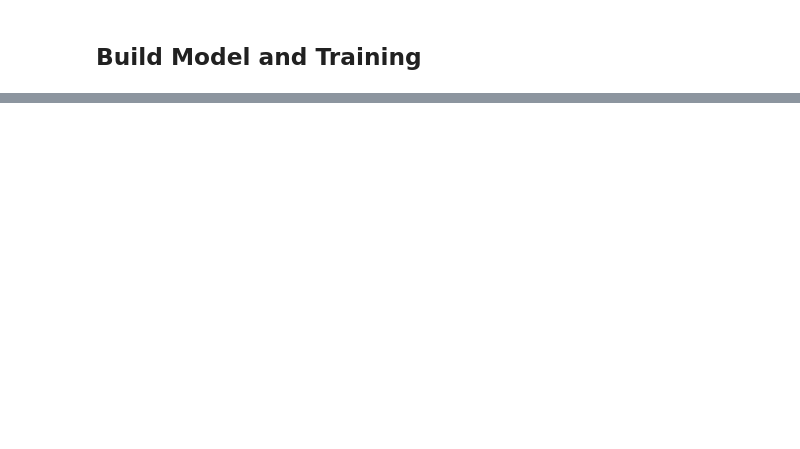
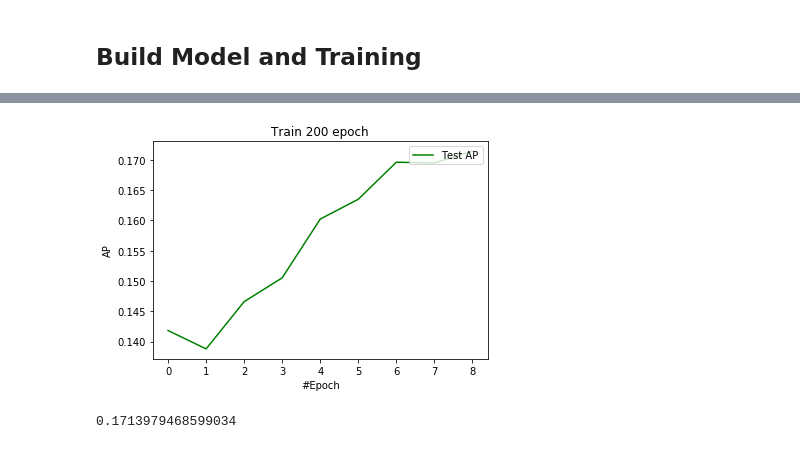
Before and after one commit to yutailin1993/Recommender-Exp, a Jupyter notebook: CDAE/CDAE_main.ipynb, the cells around one changed output, grey strips where cells are left out. Drawn from its saved outputs; the diff is of its cells as text; code cells hidden in the pictures; blank space fills up the shorter version.

```diff
--- a/CDAE/CDAE_main.ipynb
+++ b/CDAE/CDAE_main.ipynb
@@ -72,0 +54,19 @@ print ("num. of users: %d, num. of items: %d, num. of ratings: %d" % (total_usr,
+# %%
+df = pd.read_csv('../data/itri/rating_itri_pruned.csv')
+df['freq'] = df.groupby('uid')['uid'].transform('count')  # count frequncy by column's values
+df = df[df['freq'] > 5]  # remove row which corresponding frequence < 5
+df_array = df.as_matrix()
+
+userList = sorted(df['uid'].unique())
+itemList = sorted(df['iid'].unique())
+
+total_usr = len(df['uid'].unique())
+total_item = len(df['iid'].unique())
+
+user_map = get_map(userList)
+item_map = get_map(itemList)
+
+
+sparsity = len(df)/(total_usr*total_item)
+print("sparsity of ratings is %.2f%%" %(sparsity*100))
+print ("num. of users: %d, num. of items: %d, num. of ratings: %d" % (total_usr, total_item, len(df)))
@@ -254,14 +238,23 @@ for line in train_data:
+# %%
+train_data = df.as_matrix()
+
+user_train_rating = np.zeros((total_usr, total_item), dtype=np.int32)
+
+for line in train_data:
+    uid = user_map[line[0]]
+    iid = item_map[line[1]]
+    user_train_rating[uid, iid] = 1
 # %% [markdown]
 ## Build Model and Training
 # %%
-# train_rating_all, train_indices_all, test_indices_all = gen_train_test(user_train_rating)
+train_rating_all, train_indices_all, test_indices_all = gen_train_test(user_train_rating)
 
 tf.reset_default_graph()
 
 train_user_all = np.nonzero(np.count_nonzero(train_rating_all, axis=1))[0]
 
-autoencoder = AutoEncoder(user_num=total_usr, item_num=total_item, mode='user', loss_function='log_loss',
-                          batch_size=100, epochs=1000)
+autoencoder = AutoEncoder(user_num=total_usr, item_num=total_item, mode='user', loss_function='cross_entropy',
+                          batch_size=1, epochs=500)
 
 
 autoencoder.train(rating=train_rating_all,
@@ -282,19 +277,20 @@ plt.show()
 # %%
 test_ap = autoencoder.log['ap@5']
 
-top_N_ap = sorted(test_ap,reverse=True)[:20]
-
-plt.plot(range(5, (len(test_ap)+1)*5, 5), test_ap, color='green', label='Test AP')
+plt.plot(range((len(test_ap))), test_ap, color='green', label='Test AP')
 # plt.plot(range(len(test_loss)), test_loss, color='red', label='Test loss')
 plt.legend(loc="upper right")
 plt.title("Train 200 epoch")
 plt.xlabel('#Epoch')
 plt.ylabel('AP')
 plt.show()
 
 # print (np.mean(top_N_ap))
 
 print (max(test_ap))
+# %% [output]
+[figure, added]
+0.1713979468599034
 # %%
 test_recall = autoencoder.log['recall@10']
 
```
Also changed, not shown: parts of 14 cells of this notebook, 2 other files.
